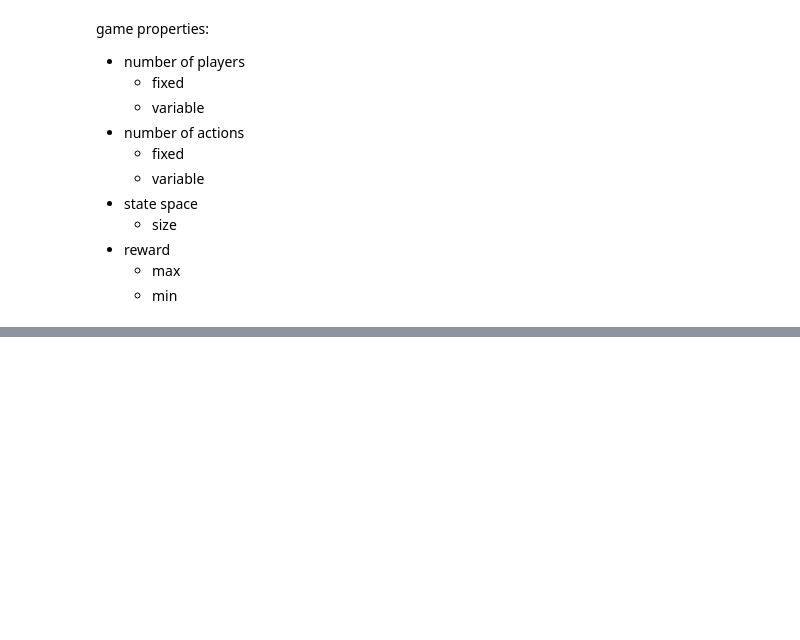
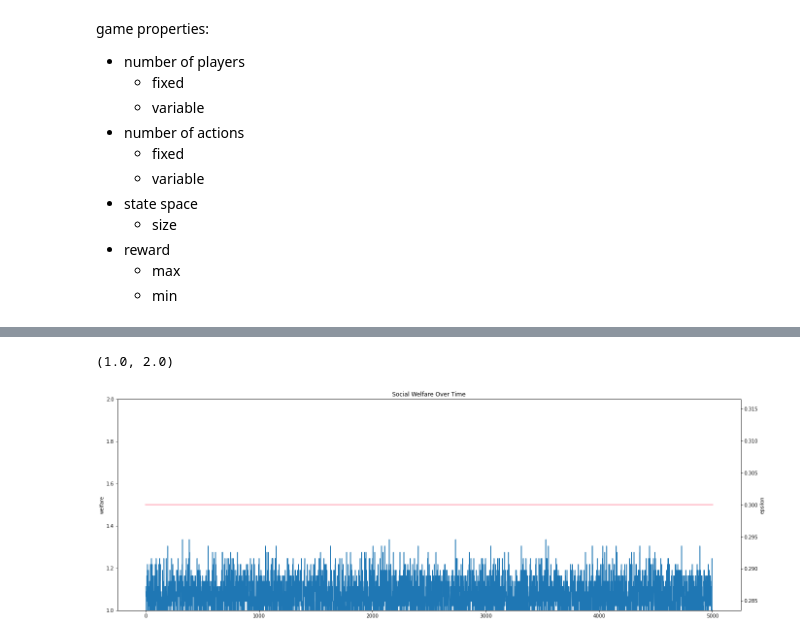
Before and after one commit to CCarissimo/congested, a Jupyter notebook: 2_player_game_experiments.ipynb, the cells around one changed output, grey strips where cells are left out. Saved outputs shown, nothing was run; the diff lists cells and outputs as text; code cells hidden in the pictures; blank space fills up the shorter version.

```diff
--- a/2_player_game_experiments.ipynb
+++ b/2_player_game_experiments.ipynb
@@ -225,0 +288,9 @@ with open(f"dynamics_results/{name}", "wb") as file:
+# %%
+results_dict = {}
+
+for epsilon in tqdm(np.linspace(0, 1, 101)):
+    repetitions = {}
+    for i in range(10):
+        M, elist = run(epsilon)
+        repetitions[i] = np.array([M[t]["R"].mean() for t in M.keys()])
+    results_dict[epsilon] = repetitions
@@ -225,0 +326,12 @@ with open(f"dynamics_results/{name}", "wb") as file:
+# %%
+def population_game(A, V=2, K=1, exponent=2, cost=0.5):
+    n_players = len(A)
+    fraction_weak = (A==0).sum()/n_players
+    fraction_strong = (A==1).sum()/n_players
+
+    utility_weak = V * (fraction_weak*K)**(exponent-1) - cost
+    utility_strong = V * (fraction_strong*K)**(exponent-1)  # no added cost
+
+    T = [utility_weak, utility_strong]
+    R = np.array([T[a] for a in A])
+    return R, T
@@ -225,0 +406,14 @@ with open(f"dynamics_results/{name}", "wb") as file:
+# %%
+M, elist = run_population_game(0.3)
+fig, ax = plt.subplots(figsize=(23,8))
+ax.plot([M[t]["R"].mean() for t in M.keys()])
+ax2=ax.twinx()
+ax2.plot(elist, color='pink')
+ax2.set_ylabel("epsilon")
+plt.title("Social Welfare Over Time")
+plt.xlabel("iteration")
+ax.set_ylabel("welfare")
+ax.set_ylim((1,2))
+# %% [output]
+(1.0, 2.0)
+[figure, added]
```
Also changed, not shown: parts of 70 cells of this notebook, 3 other files.
